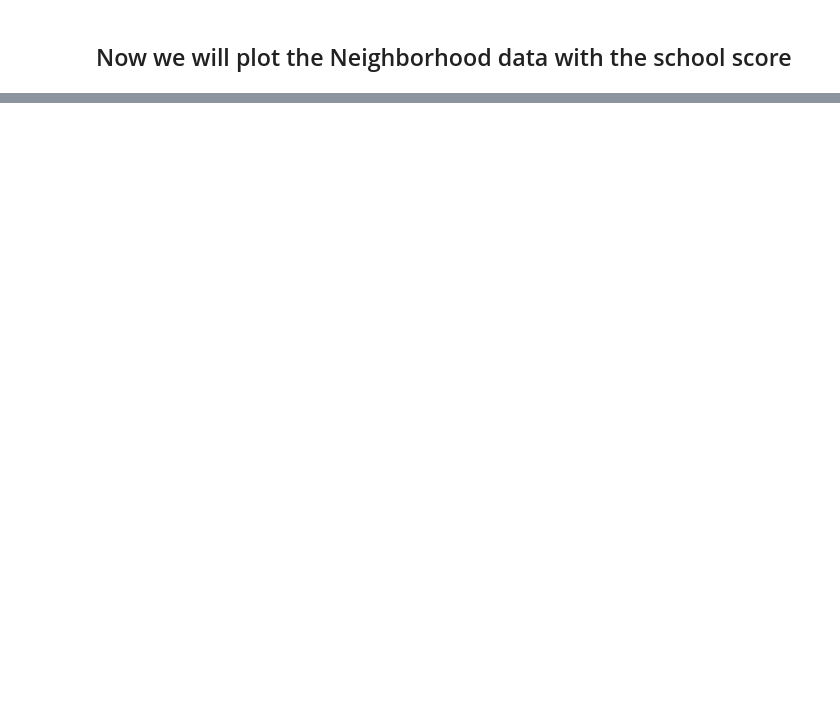
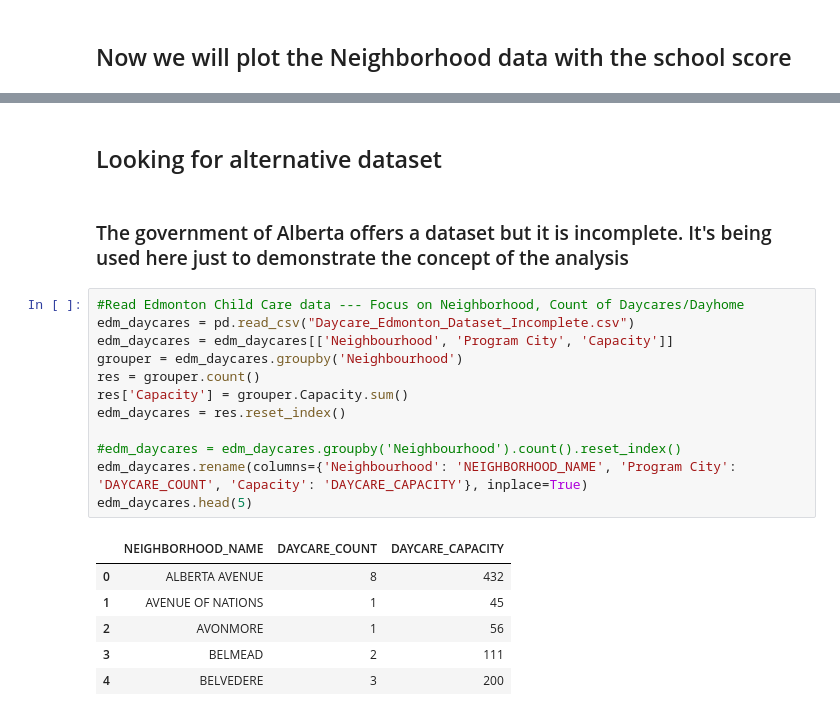
Before and after one commit to amelsheikh/Capstone_Project_Data_Science_IBM, a Jupyter notebook: Neighborhoods_Analysis_Week4.ipynb, the cells around one changed output, grey strips where cells are left out. Cells and saved outputs as stored; diff of their text form; blank space fills up the shorter version.

```diff
--- a/Neighborhoods_Analysis_Week4.ipynb
+++ b/Neighborhoods_Analysis_Week4.ipynb
@@ -245,3 +239,26 @@ for lat, lng, school_score, neighborhood in zip(edm_neighbourhood_data['LATITUDE
 map_edm_school_score
 # %% [output]
 [interactive output not drawn]
+# %% [markdown]
+## Looking for alternative dataset
+# %% [markdown]
+### The government of Alberta offers a dataset but it is incomplete. It's being used here just to demonstrate the concept of the analysis
+# %%
+#Read Edmonton Child Care data --- Focus on Neighborhood, Count of Daycares/Dayhome
+edm_daycares = pd.read_csv("Daycare_Edmonton_Dataset_Incomplete.csv")
+edm_daycares = edm_daycares[['Neighbourhood', 'Program City', 'Capacity']]
+grouper = edm_daycares.groupby('Neighbourhood')
+res = grouper.count()
+res['Capacity'] = grouper.Capacity.sum()
+edm_daycares = res.reset_index()
+
+#edm_daycares = edm_daycares.groupby('Neighbourhood').count().reset_index()
+edm_daycares.rename(columns={'Neighbourhood': 'NEIGHBORHOOD_NAME', 'Program City': 'DAYCARE_COUNT', 'Capacity': 'DAYCARE_CAPACITY'}, inplace=True)
+edm_daycares.head(5)
+# %% [output]
+|  | NEIGHBORHOOD_NAME | DAYCARE_COUNT | DAYCARE_CAPACITY |
+| 0 | ALBERTA AVENUE | 8 | 432 |
+| 1 | AVENUE OF NATIONS | 1 | 45 |
+| 2 | AVONMORE | 1 | 56 |
+| 3 | BELMEAD | 2 | 111 |
+| 4 | BELVEDERE | 3 | 200 |
```
Also changed, not shown: parts of 13 cells of this notebook.
